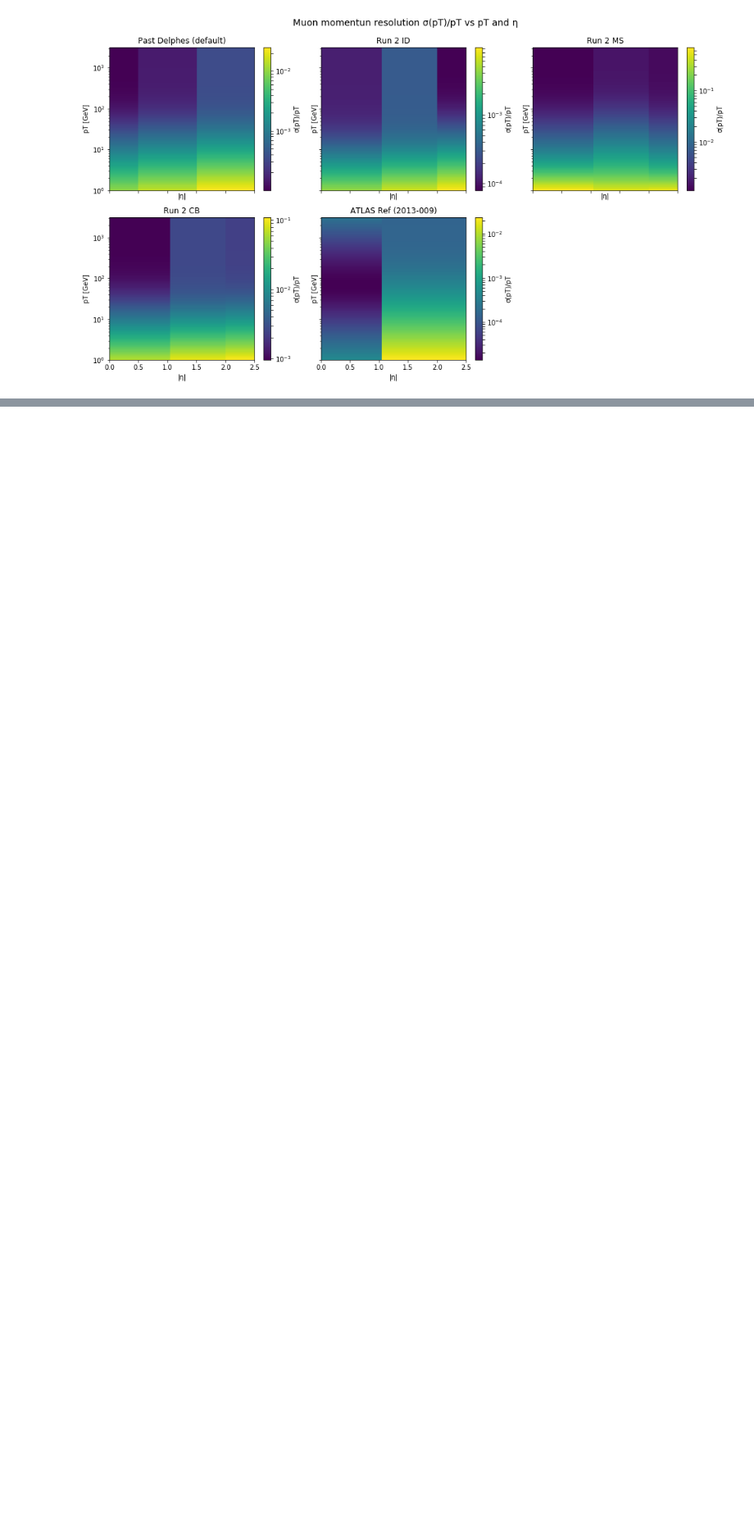
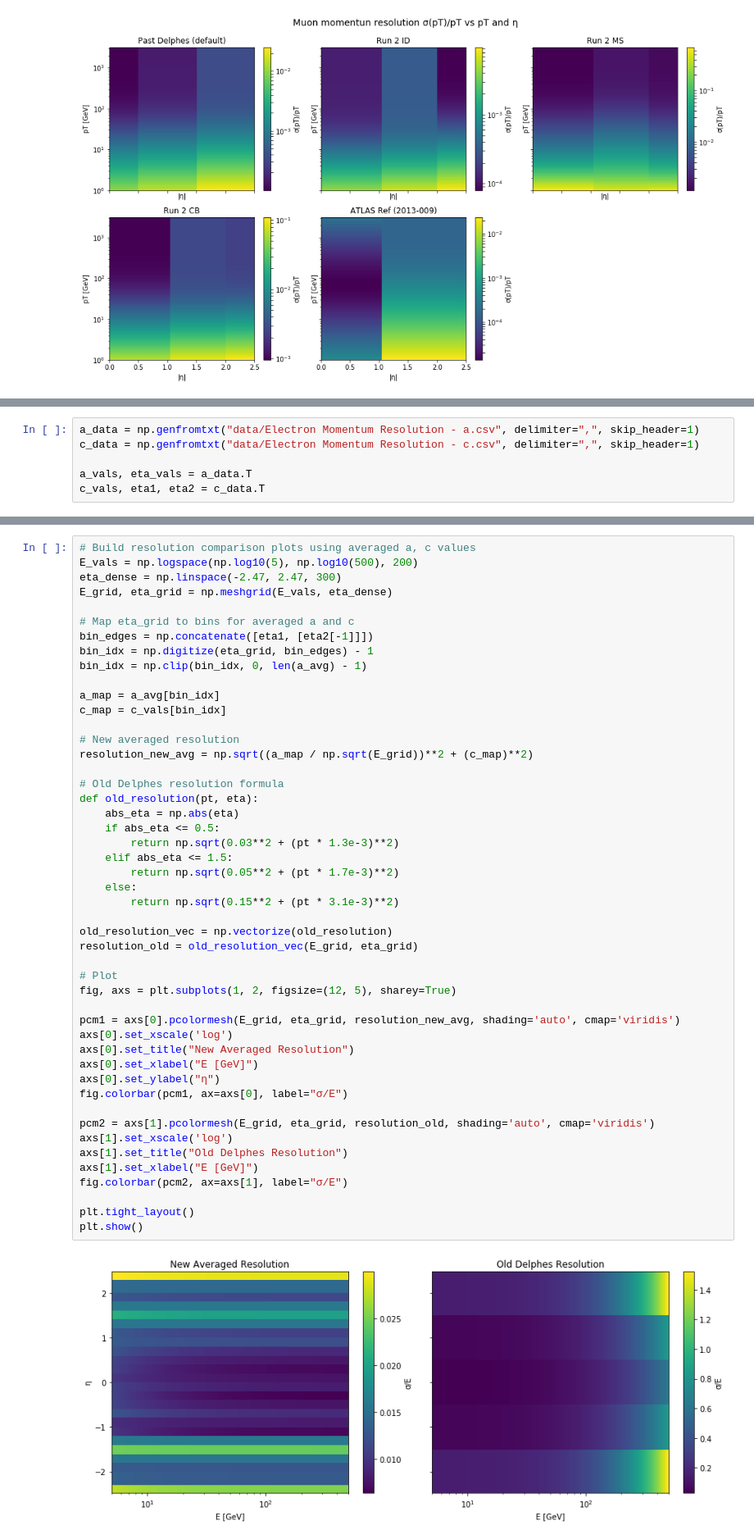
Before and after one commit to delphes/delphes, a Jupyter notebook: cards/ATLAS_Run2/parameter_fits.ipynb, the cells around one changed output, grey strips where cells are left out. Shown: that part at 82% size. Saved outputs shown, nothing was run; the diff lists cells and outputs as text; blank space fills up the shorter version.

```diff
--- a/cards/ATLAS_Run2/parameter_fits.ipynb
+++ b/cards/ATLAS_Run2/parameter_fits.ipynb
@@ -94,0 +101,6 @@ plt.show()
+# %%
+a_data = np.genfromtxt("data/Electron Momentum Resolution - a.csv", delimiter=",", skip_header=1)
+c_data = np.genfromtxt("data/Electron Momentum Resolution - c.csv", delimiter=",", skip_header=1)
+
+a_vals, eta_vals = a_data.T
+c_vals, eta1, eta2 = c_data.T
@@ -95,3 +136,53 @@ plt.show()
+# %%
+# Build resolution comparison plots using averaged a, c values
+E_vals = np.logspace(np.log10(5), np.log10(500), 200)
+eta_dense = np.linspace(-2.47, 2.47, 300)
+E_grid, eta_grid = np.meshgrid(E_vals, eta_dense)
+
+# Map eta_grid to bins for averaged a and c
+bin_edges = np.concatenate([eta1, [eta2[-1]]])
+bin_idx = np.digitize(eta_grid, bin_edges) - 1
+bin_idx = np.clip(bin_idx, 0, len(a_avg) - 1)
+
+a_map = a_avg[bin_idx]
+c_map = c_vals[bin_idx]
+
+# New averaged resolution
+resolution_new_avg = np.sqrt((a_map / np.sqrt(E_grid))**2 + (c_map)**2)
+
+# Old Delphes resolution formula
+def old_resolution(pt, eta):
+    abs_eta = np.abs(eta)
+    if abs_eta <= 0.5:
+        return np.sqrt(0.03**2 + (pt * 1.3e-3)**2)
+    elif abs_eta <= 1.5:
+        return np.sqrt(0.05**2 + (pt * 1.7e-3)**2)
+    else:
+        return np.sqrt(0.15**2 + (pt * 3.1e-3)**2)
+
+old_resolution_vec = np.vectorize(old_resolution)
+resolution_old = old_resolution_vec(E_grid, eta_grid)
+
+# Plot
+fig, axs = plt.subplots(1, 2, figsize=(12, 5), sharey=True)
+
+pcm1 = axs[0].pcolormesh(E_grid, eta_grid, resolution_new_avg, shading='auto', cmap='viridis')
+axs[0].set_xscale('log')
+axs[0].set_title("New Averaged Resolution")
+axs[0].set_xlabel("E [GeV]")
+axs[0].set_ylabel("η")
+fig.colorbar(pcm1, ax=axs[0], label="σ/E")
+
+pcm2 = axs[1].pcolormesh(E_grid, eta_grid, resolution_old, shading='auto', cmap='viridis')
+axs[1].set_xscale('log')
+axs[1].set_title("Old Delphes Resolution")
+axs[1].set_xlabel("E [GeV]")
+fig.colorbar(pcm2, ax=axs[1], label="σ/E")
+
+plt.tight_layout()
+plt.show()
+# %% [output]
+[figure, added]
 # %% [markdown]
 ### Charged Hadron Tracking Efficiency
 
```
Also changed, not shown: parts of 2 cells of this notebook, 7 other files.
